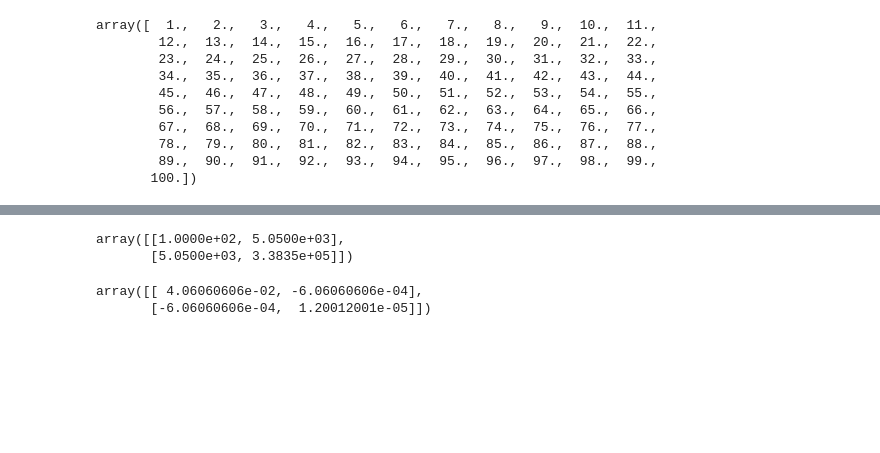
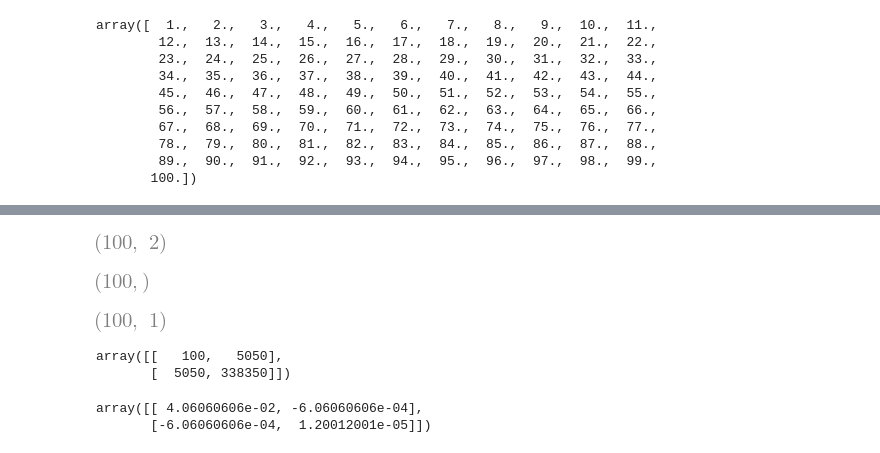
Before and after one commit to subthalamic/subthalamic, a Jupyter notebook: theory/regression/regtest2.ipynb, the cells around one changed output, grey strips where cells are left out. Saved outputs shown, nothing was run; the diff lists cells and outputs as text; code cells hidden in the pictures; blank space fills up the shorter version.

```diff
--- a/theory/regression/regtest2.ipynb
+++ b/theory/regression/regtest2.ipynb
@@ -45,2 +45,2 @@ plt.scatter(x,y, s=1)
 # %%
-np.vstack((np.ones(100),x))
+X = np.vstack((np.ones(100),x))
@@ -68,3 +47,11 @@ array([[  1.,   1.,   1.,   1.,   1.,   1.,   1.,   1.,   1.,   1.,   1.,
-# %%
-X = np.vstack((np.ones(100),x)).T
+# %%
+X = X.astype(int).T
+# %%
+X.shape
+# %% [output]
+[figure, added]
+# %%
+y.shape
+# %% [output]
+[figure, added]
 # %%
@@ -72,8 +59,12 @@ Y=y.T
+# %%
+Y.shape
+# %% [output]
+[figure, added]
 # %%
 X.T @ X
 # %% [output]
-array([[1.0000e+02, 5.0500e+03],
-       [5.0500e+03, 3.3835e+05]])
+array([[   100,   5050],
+       [  5050, 338350]])
 # %%
 np.linalg.inv(X.T @ X)
 # %% [output]
```
Also changed, not shown: parts of 20 cells of this notebook, 4 other files.
